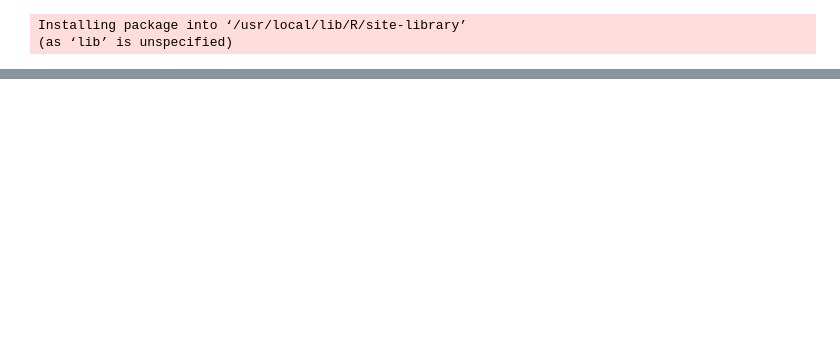
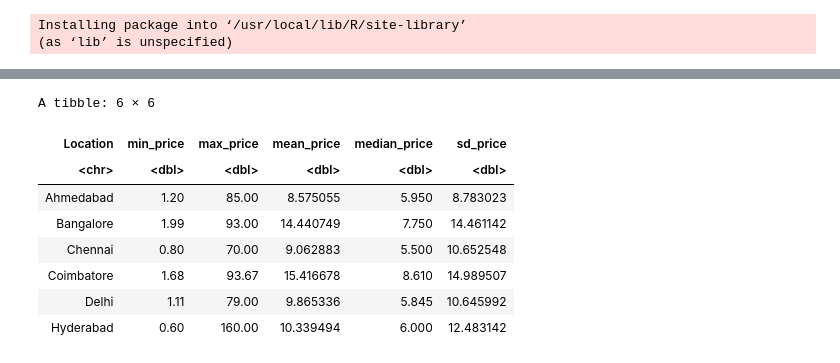
Before and after one commit to joelvinas/COMP-SCI_5530, a Jupyter notebook: Assignment_2/Code/CS5530_Assignment2_Q1.ipynb, the cells around one changed output, grey strips where cells are left out. Drawn from its saved outputs; the diff is of its cells as text; code cells hidden in the pictures; blank space fills up the shorter version.

```diff
--- a/Assignment_2/Code/CS5530_Assignment2_Q1.ipynb
+++ b/Assignment_2/Code/CS5530_Assignment2_Q1.ipynb
@@ -171,7 +177,7 @@ A data.frame: 6 × 16
 avg_km_driven_yr <- 12000
 df$PricePerSeat <- df$Price / df$Seats
 df$EstYrsDriven <- df$Kilometers_Driven / avg_km_driven_yr
-df$PricePerYr <- df$Price / (df$EstAnnualMileage)
+df$PricePerYr <- df$Price / df$EstYrsDriven
 
 head(df)
 # %% [output]
@@ -184,3 +190,54 @@ A data.frame: 6 × 19
 | 4 | 4 | Audi A4 New 2.0 TDI Multitronic | Coimbatore | 2013 | 40670 | Second | 5 | 17.74 | 17.88235 | ... |
 | 5 | 6 | Nissan Micra Diesel XV | Jaipur | 2013 | 86999 | First | 5 | 3.50 | 27.15294 | ... |
 | 6 | 7 | Toyota Innova Crysta 2.8 GX AT 8S | Mumbai | 2016 | 36000 | First | 8 | 17.50 | 13.36471 | ... |
+# %%
+#e) Perform select, filter, rename, mutate, arrange and summarize with group by operations on this dataset. (4 points)
+
+#select
+selected_df <- dplyr::select(df, Name, Location, Year, Kilometers_Driven, Owner_Type, Seats, Price, Mileage_kmkg, EstYrsDriven, PricePerYr)
+
+#filter
+filtered_df <- selected_df %>%
+  filter(Owner_Type == "First")
+
+#rename
+renamed_df <- filtered_df %>%
+  rename(
+    Odometer = Kilometers_Driven,
+    Seating_Capacity = Seats,
+    Fuel_Efficiency_KmKg = Mileage_kmkg
+       )
+
+#mutate
+maxYear <- max(df$Year)
+
+mutated_df <- renamed_df %>%
+  mutate(
+    effectiveAge = maxYear - ceiling(EstYrsDriven)
+  )
+
+#arrange
+arranged_df <- arrange(mutated_df, Year, Odometer)
+
+#summarize
+summarized_df <- arranged_df %>%
+  group_by(Location) %>%
+  summarise(
+    min_price = min(Price),
+    max_price = max(Price),
+    mean_price = mean(Price),
+    median_price = median(Price),
+    sd_price = sd(Price)
+    )
+
+head(summarized_df)
+# %% [output]
+A tibble: 6 × 6
+| Location | min_price | max_price | mean_price | median_price | sd_price |
+| <chr> | <dbl> | <dbl> | <dbl> | <dbl> | <dbl> |
+| Ahmedabad | 1.20 | 85.00 | 8.575055 | 5.950 | 8.783023 |
+| Bangalore | 1.99 | 93.00 | 14.440749 | 7.750 | 14.461142 |
+| Chennai | 0.80 | 70.00 | 9.062883 | 5.500 | 10.652548 |
+| Coimbatore | 1.68 | 93.67 | 15.416678 | 8.610 | 14.989507 |
+| Delhi | 1.11 | 79.00 | 9.865336 | 5.845 | 10.645992 |
+| Hyderabad | 0.60 | 160.00 | 10.339494 | 6.000 | 12.483142 |
```
Also changed, not shown: parts of 2 cells of this notebook, 1 other file.
